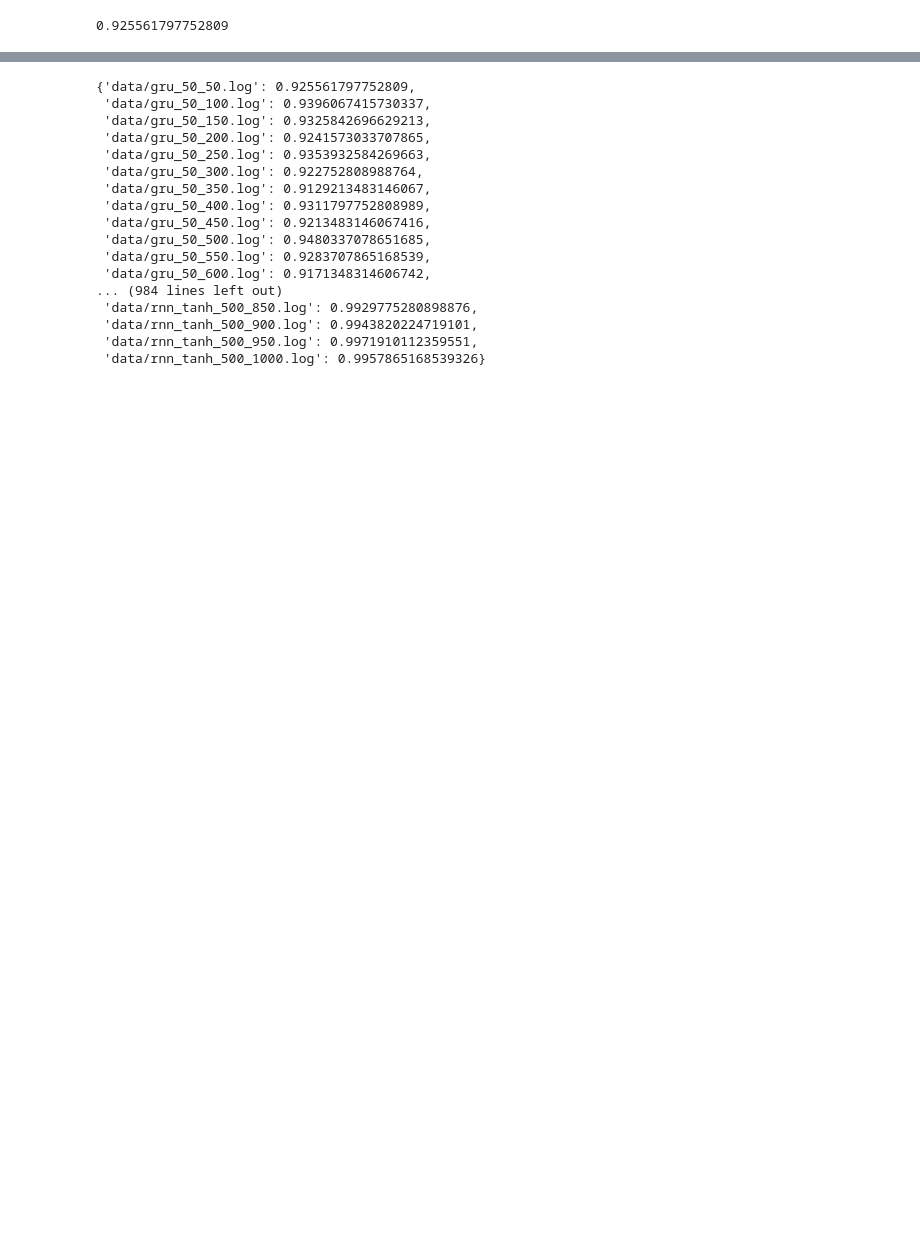
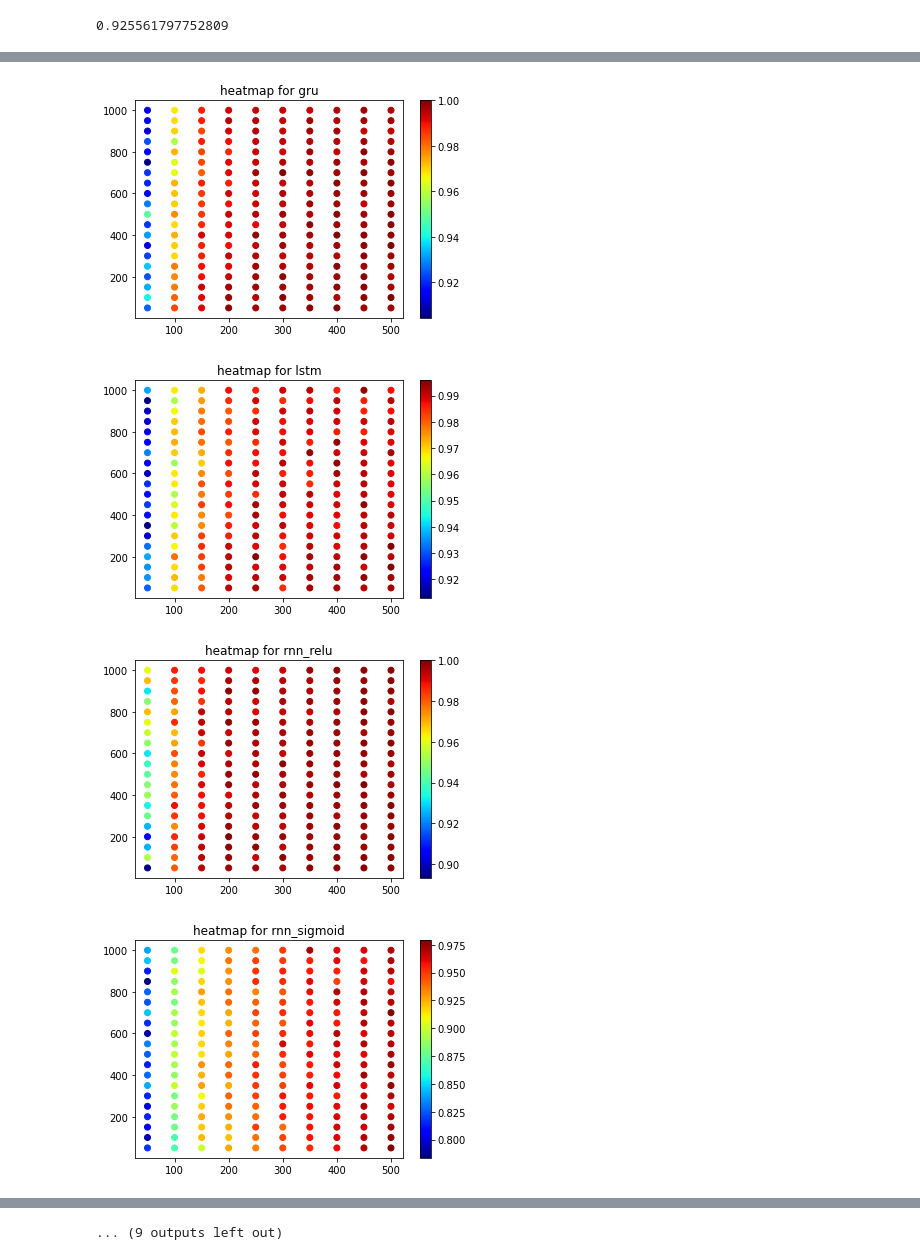
Before and after one commit to Setu-Gupta/WN-Project, a Jupyter notebook: performance.ipynb, the cells around one changed output, grey strips where cells are left out. Drawn from its saved outputs; the diff is of its cells as text; code cells hidden in the pictures; blank space fills up the shorter version.

```diff
--- a/performance.ipynb
+++ b/performance.ipynb
@@ -58,3 +173,7 @@ obj.get_metric_dicts()
 # %%
-obj.metric_dict_acc
+obj.get_color_map()
 # %% [output]
+[figure, added]
+[figure, added]
+[figure, added]
+[figure, added]
@@ -61,17 +188 @@ obj.metric_dict_acc
-{'data/gru_50_50.log': 0.925561797752809,
- 'data/gru_50_100.log': 0.9396067415730337,
- 'data/gru_50_150.log': 0.9325842696629213,
- 'data/gru_50_200.log': 0.9241573033707865,
- 'data/gru_50_250.log': 0.9353932584269663,
- 'data/gru_50_300.log': 0.922752808988764,
- 'data/gru_50_350.log': 0.9129213483146067,
- 'data/gru_50_400.log': 0.9311797752808989,
- 'data/gru_50_450.log': 0.9213483146067416,
- 'data/gru_50_500.log': 0.9480337078651685,
- 'data/gru_50_550.log': 0.9283707865168539,
- 'data/gru_50_600.log': 0.9171348314606742,
-... (984 lines left out)
- 'data/rnn_tanh_500_850.log': 0.9929775280898876,
- 'data/rnn_tanh_500_900.log': 0.9943820224719101,
- 'data/rnn_tanh_500_950.log': 0.9971910112359551,
- 'data/rnn_tanh_500_1000.log': 0.9957865168539326}
+... (9 outputs left out)
```
Also changed, not shown: parts of 8 cells of this notebook.
